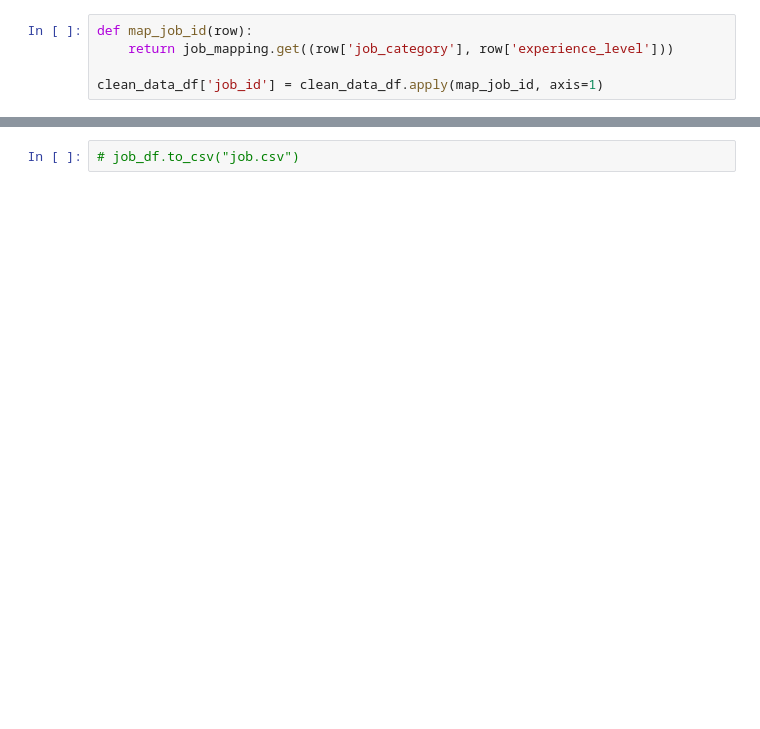
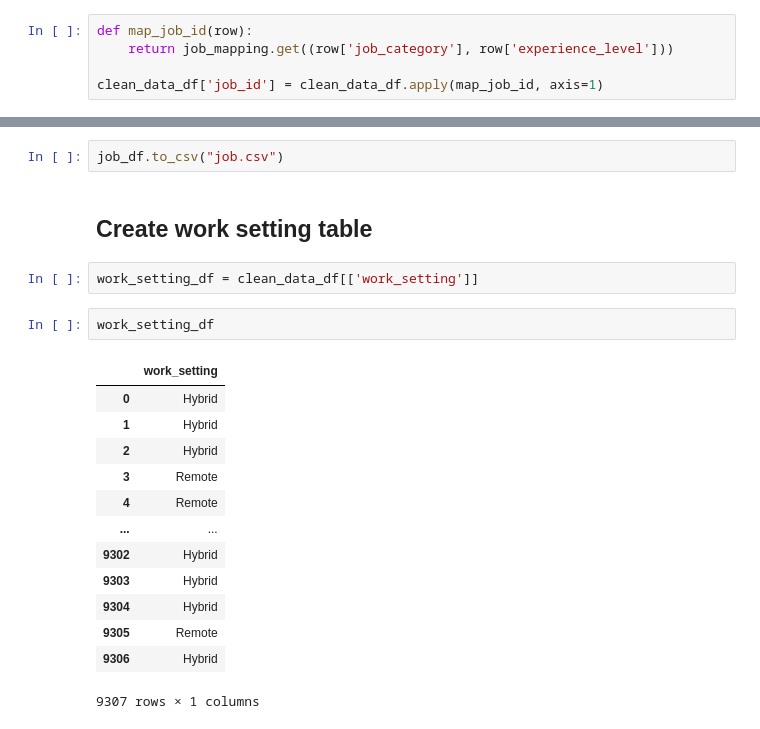
Before and after one commit to johann1043/Data-Science-Quest, a Jupyter notebook: clean_data.ipynb, the cells around one changed output, grey strips where cells are left out. Cells and saved outputs as stored; diff of their text form; blank space fills up the shorter version.

```diff
--- a/clean_data.ipynb
+++ b/clean_data.ipynb
@@ -181,2 +689,22 @@ clean_data_df
 # %%
-# job_df.to_csv("job.csv")
+job_df.to_csv("job.csv")
+# %% [markdown]
+## Create work setting table
+# %%
+work_setting_df = clean_data_df[['work_setting']]
+# %%
+work_setting_df
+# %% [output]
+|  | work_setting |
+| 0 | Hybrid |
+| 1 | Hybrid |
+| 2 | Hybrid |
+| 3 | Remote |
+| 4 | Remote |
+| ... | ... |
+| 9302 | Hybrid |
+| 9303 | Hybrid |
+| 9304 | Hybrid |
+| 9305 | Remote |
+| 9306 | Hybrid |
+9307 rows × 1 columns
```
Also changed, not shown: parts of 55 cells of this notebook, 7 other files.
